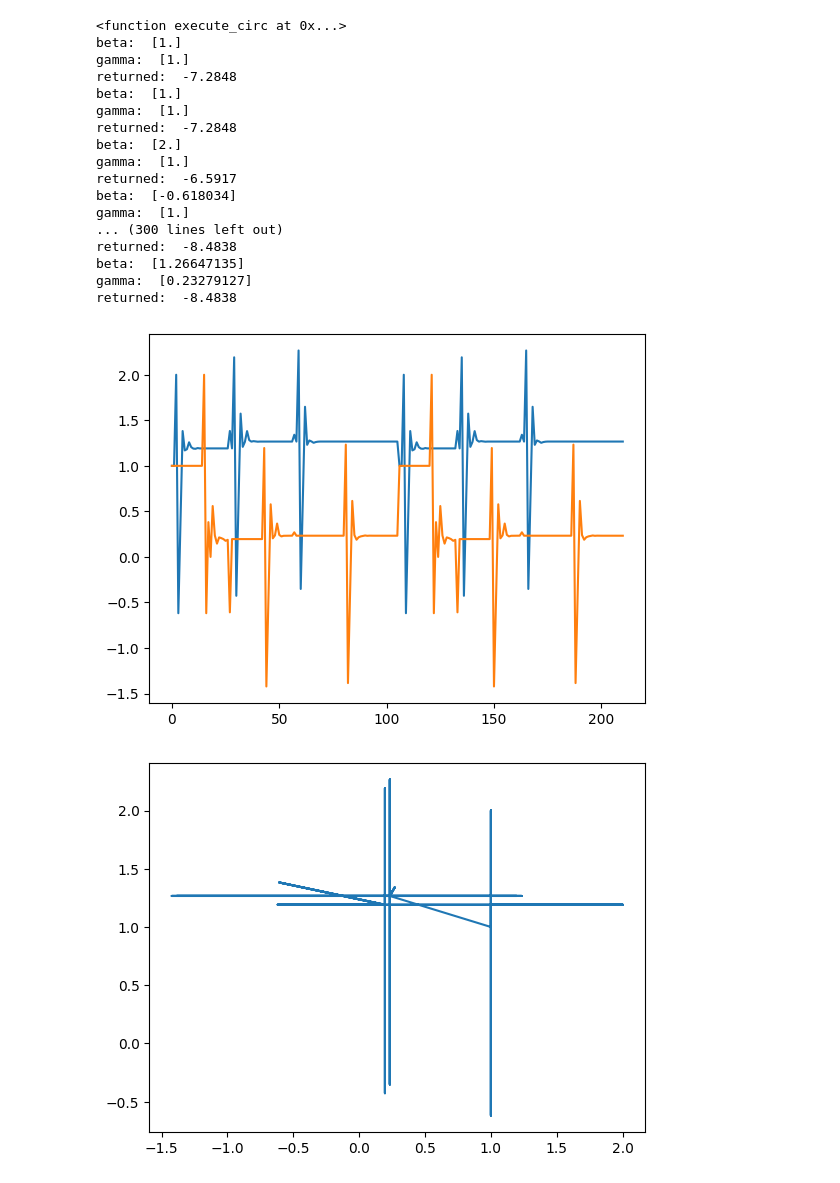
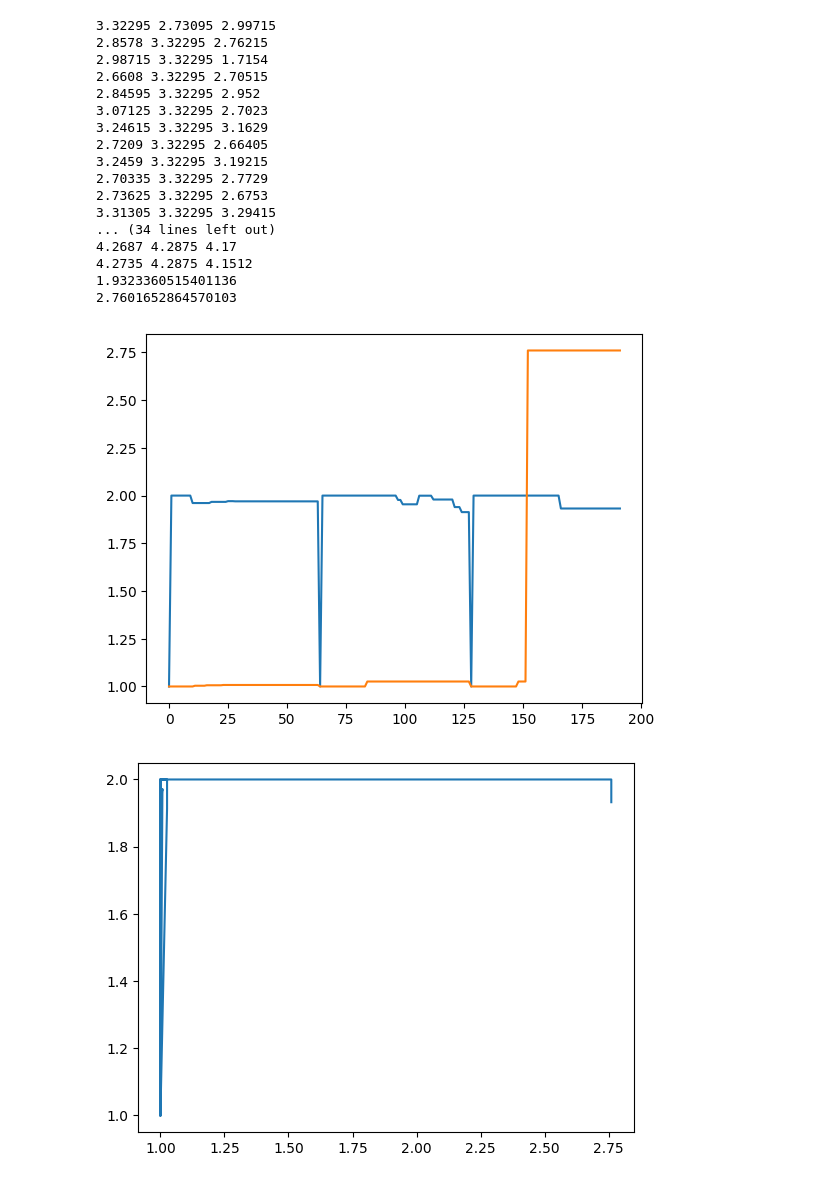
Before and after one commit to Lilith207/PythonForQuantum, a Jupyter notebook: Advanced/Assignment 4/qaoa_optimal.ipynb, the cells around one changed output. Cells and saved outputs as stored; diff of their text form; code cells hidden in the pictures.

```diff
--- a/Advanced/Assignment 4/qaoa_optimal.ipynb
+++ b/Advanced/Assignment 4/qaoa_optimal.ipynb
@@ -18,7 +18,9 @@ from qiskit.visualization import plot_histogram, plot_bloch_multivector
 import networkx as nx
 shotnum = 20000
 G = nx.Graph()
-G.add_nodes_from([0, 1, 2, 3, 4, 5, 6])
-G.add_edges_from([(0, 3), (0,1), (0,4), (1,4), (1,2), (4,2), (4,3), (4,5), (3,2),(3,6),(3,5),(2,5),(2,6),(6,5)])
+G.add_nodes_from([0, 1, 2, 3, 4])
+G.add_edges_from([(0, 1), (0, 4), (2, 1), (2,4), (3, 1), (3,4)])
+#G.add_nodes_from([0, 1, 2, 3, 4, 5, 6])
+#G.add_edges_from([(0, 3), (0,1), (0,4), (1,4), (1,2), (4,2), (4,3), (4,5), (3,2),(3,6),(3,5),(2,5),(2,6),(6,5)])
 nx.draw(G, with_labels=True, alpha=0.8, node_size=500)
 # %% [output]
@@ -154,38 +190,32 @@ def get_expectation(G, shots=shotnum):
 # %%
-from scipy.optimize import minimize
-
-
-expectation = get_expectation(G)
-print(expectation)
-res = minimize(expectation, [1.0, 1.0], method='Powell')
-res
+theta = minimize(100, 1, 100, 1.5)
 
 Tim = range(len(Bet))
 plt.plot(Tim, Bet)
 plt.plot(Tim, Gam)
 plt.show()
 plt.plot(Gam, Bet)
 plt.show()
 # %% [output]
-<function execute_circ at 0x...>
-beta:  [1.]
-gamma:  [1.]
-returned:  -7.2848
-beta:  [1.]
-gamma:  [1.]
-returned:  -7.2848
-beta:  [2.]
-gamma:  [1.]
-returned:  -6.5917
-beta:  [-0.618034]
-gamma:  [1.]
-... (300 lines left out)
-returned:  -8.4838
-beta:  [1.26647135]
-gamma:  [0.23279127]
-returned:  -8.4838
+3.32295 2.73095 2.99715
+2.8578 3.32295 2.76215
+2.98715 3.32295 1.7154
+2.6608 3.32295 2.70515
+2.84595 3.32295 2.952
+3.07125 3.32295 2.7023
+3.24615 3.32295 3.1629
+2.7209 3.32295 2.66405
+3.2459 3.32295 3.19215
+2.70335 3.32295 2.7729
+2.73625 3.32295 2.6753
+3.31305 3.32295 3.29415
+... (34 lines left out)
+4.2687 4.2875 4.17
+4.2735 4.2875 4.1512
+1.9323360515401136
+2.7601652864570103
-[figure, old version]
+[figure, new version]
-[figure, old version]
+[figure, new version]
 # %%
 from qiskit.visualization import plot_histogram
 
```
Also changed, not shown: parts of 7 cells of this notebook, 2 other files.
